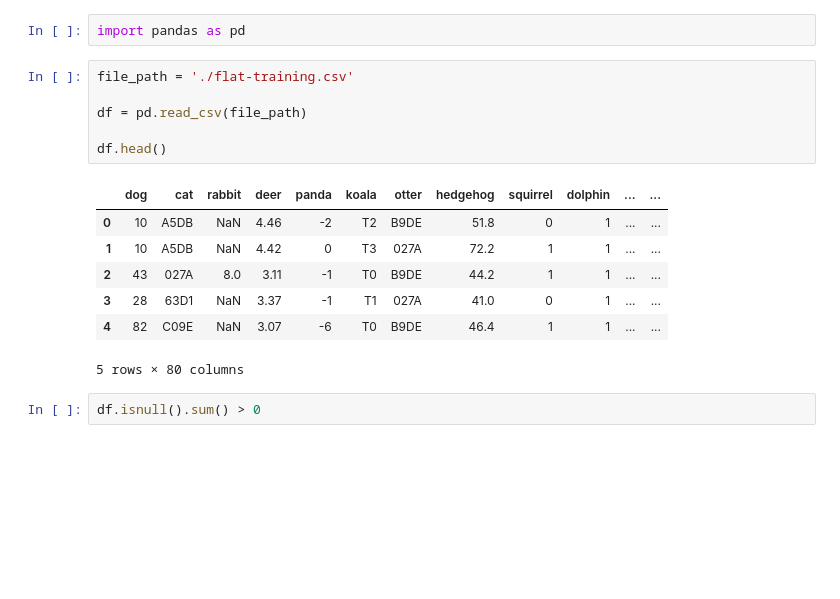
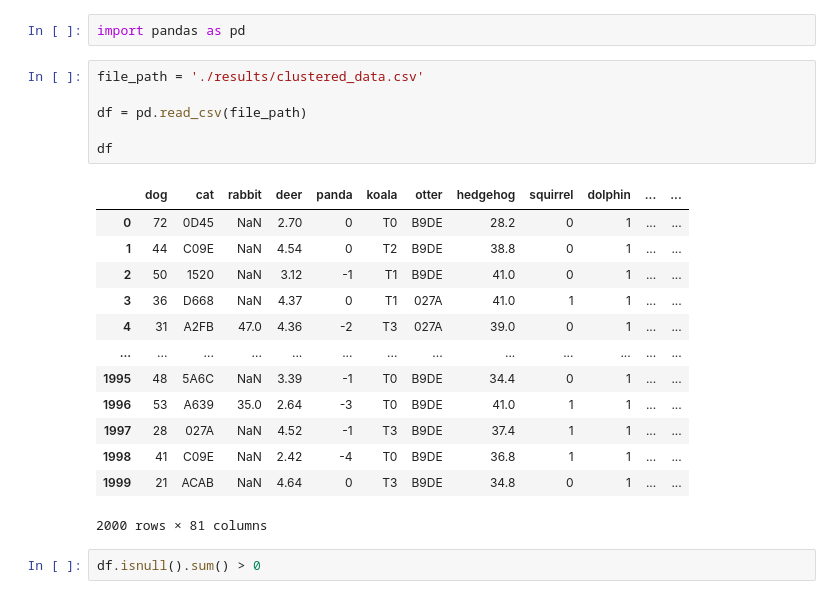
Before and after one commit to OREYH/DenseClus, a Jupyter notebook: example.ipynb, the cells around one changed output. Cells and saved outputs as stored; diff of their text form; blank space fills up the shorter version.

```diff
--- a/example.ipynb
+++ b/example.ipynb
@@ -1,19 +1,25 @@
 # %%
 import pandas as pd
 # %%
-file_path = './flat-training.csv'
+file_path = './results/clustered_data.csv'
 
 df = pd.read_csv(file_path)
 
-df.head()
+df
 # %% [output]
 |  | dog | cat | rabbit | deer | panda | koala | otter | hedgehog | squirrel | dolphin | ... | ... |
-| 0 | 10 | A5DB | NaN | 4.46 | -2 | T2 | B9DE | 51.8 | 0 | 1 | ... | ... |
-| 1 | 10 | A5DB | NaN | 4.42 | 0 | T3 | 027A | 72.2 | 1 | 1 | ... | ... |
-| 2 | 43 | 027A | 8.0 | 3.11 | -1 | T0 | B9DE | 44.2 | 1 | 1 | ... | ... |
-| 3 | 28 | 63D1 | NaN | 3.37 | -1 | T1 | 027A | 41.0 | 0 | 1 | ... | ... |
-| 4 | 82 | C09E | NaN | 3.07 | -6 | T0 | B9DE | 46.4 | 1 | 1 | ... | ... |
+| 0 | 72 | 0D45 | NaN | 2.70 | 0 | T0 | B9DE | 28.2 | 0 | 1 | ... | ... |
+| 1 | 44 | C09E | NaN | 4.54 | 0 | T2 | B9DE | 38.8 | 0 | 1 | ... | ... |
+| 2 | 50 | 1520 | NaN | 3.12 | -1 | T1 | B9DE | 41.0 | 0 | 1 | ... | ... |
+| 3 | 36 | D668 | NaN | 4.37 | 0 | T1 | 027A | 41.0 | 1 | 1 | ... | ... |
+| 4 | 31 | A2FB | 47.0 | 4.36 | -2 | T3 | 027A | 39.0 | 0 | 1 | ... | ... |
+| ... | ... | ... | ... | ... | ... | ... | ... | ... | ... | ... | ... | ... |
+| 1995 | 48 | 5A6C | NaN | 3.39 | -1 | T0 | B9DE | 34.4 | 0 | 1 | ... | ... |
+| 1996 | 53 | A639 | 35.0 | 2.64 | -3 | T0 | B9DE | 41.0 | 1 | 1 | ... | ... |
+| 1997 | 28 | 027A | NaN | 4.52 | -1 | T3 | B9DE | 37.4 | 1 | 1 | ... | ... |
+| 1998 | 41 | C09E | NaN | 2.42 | -4 | T0 | B9DE | 36.8 | 1 | 1 | ... | ... |
+| 1999 | 21 | ACAB | NaN | 4.64 | 0 | T3 | B9DE | 34.8 | 0 | 1 | ... | ... |
-5 rows × 80 columns
+2000 rows × 81 columns
 # %%
 df.isnull().sum() > 0
 # %% [output]
```
Also changed, not shown: 1 other file.
